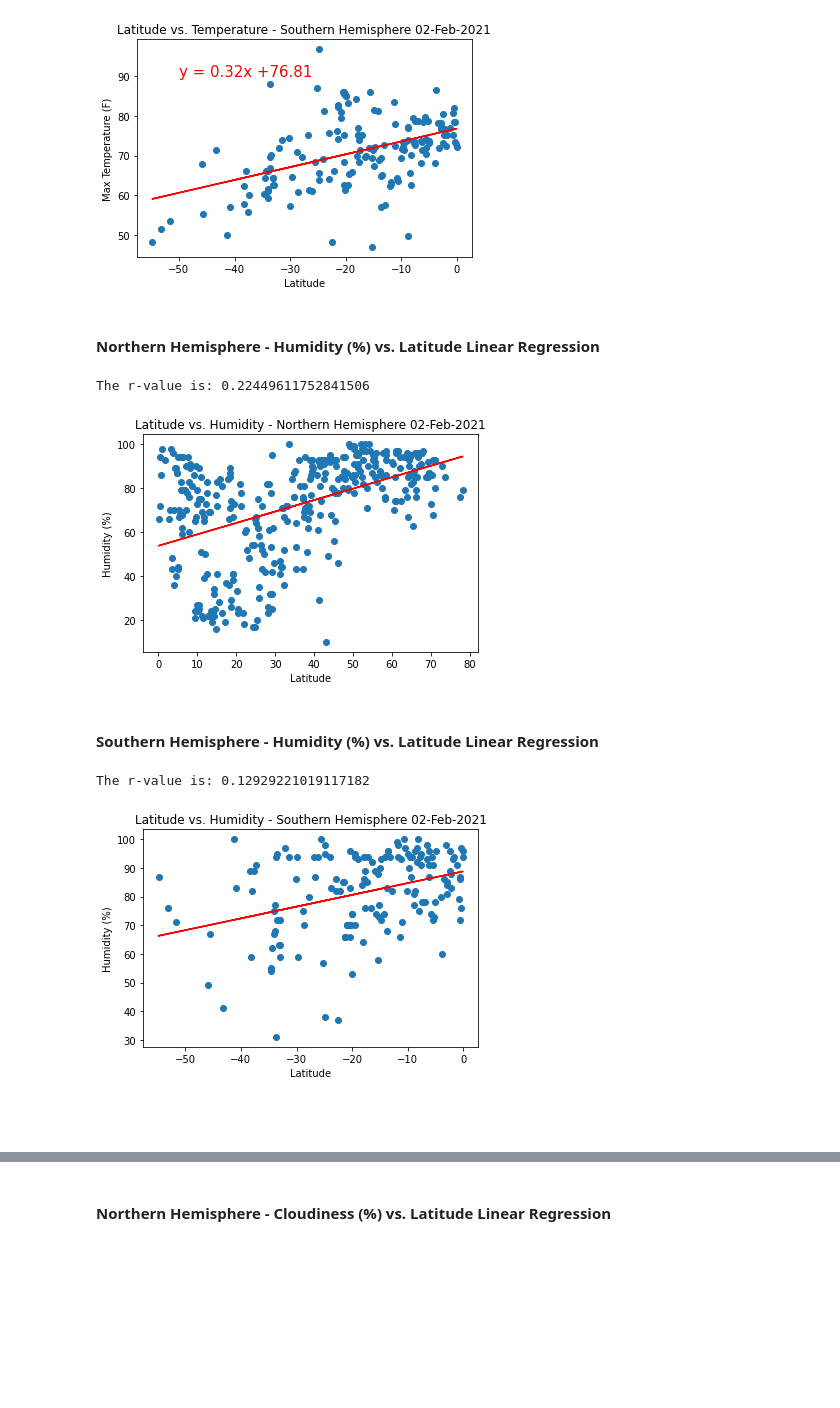
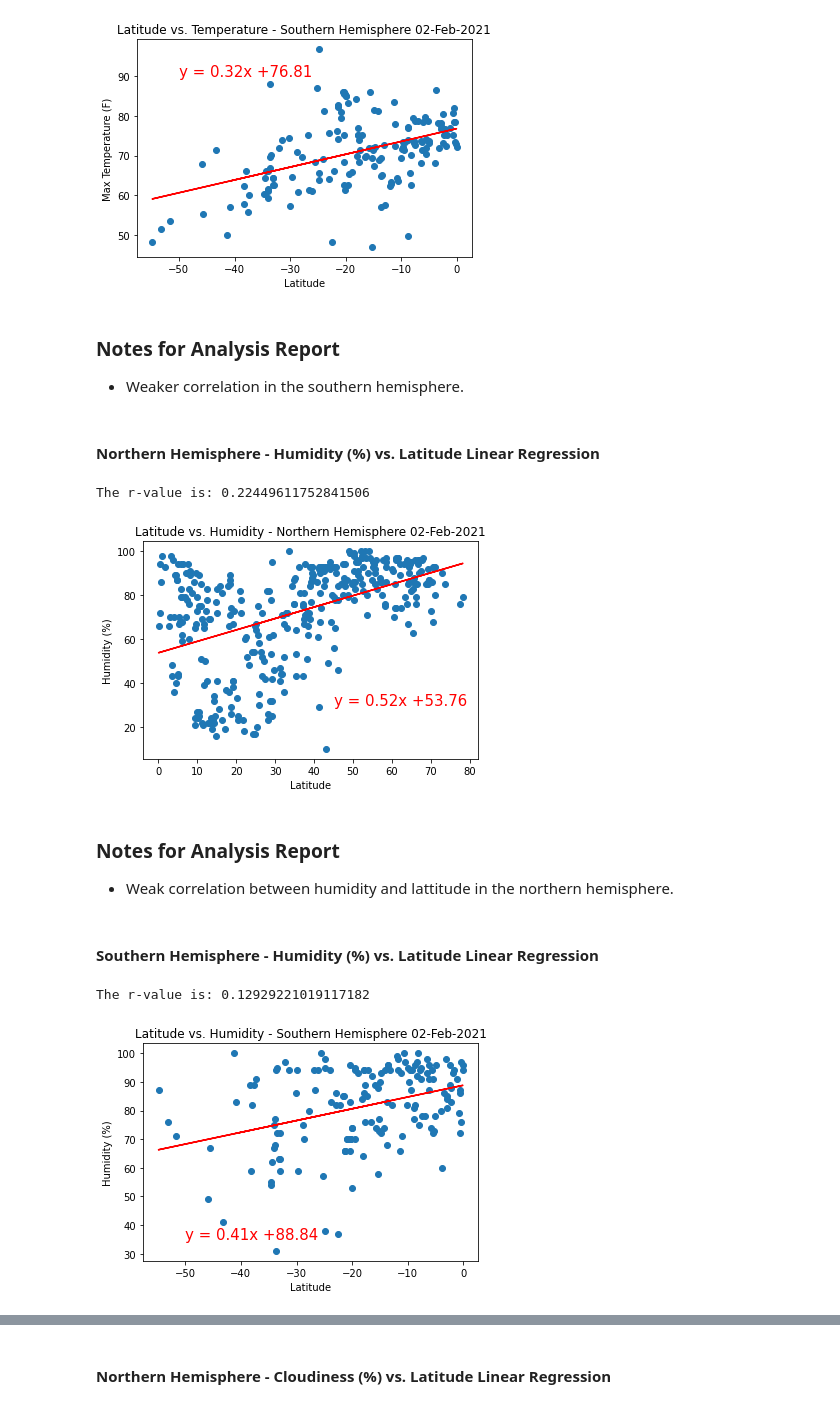
Before and after one commit to bentleyj68/python-api-challenge, a Jupyter notebook: WeatherPy/WeatherPy.ipynb, the cells around one changed output, grey strips where cells are left out. Cells and saved outputs as stored; diff of their text form; code cells hidden in the pictures; blank space fills up the shorter version.

```diff
--- a/WeatherPy/WeatherPy.ipynb
+++ b/WeatherPy/WeatherPy.ipynb
@@ -280,6 +322,9 @@ plt.show()
 # %% [output]
 The r-value is: 0.1997859704492127
 [figure]
+# %% [markdown]
+### Notes for Analysis Report
+* Weaker correlation in the southern hemisphere.
 # %% [markdown]
 ####  Northern Hemisphere - Humidity (%) vs. Latitude Linear Regression
 # %%
@@ -295,7 +340,7 @@ line_eq = "y = " + str(round(slope,2)) + "x +" + str(round(intercept,2))
 
 plt.scatter(x_values,y_values)
 plt.plot(x_values,regress_values,"r-")
-plt.annotate(line_eq,(0,0),fontsize=15,color="red")
+plt.annotate(line_eq,(45,30),fontsize=15,color="red")
 plt.xlabel("Latitude")
 plt.ylabel("Humidity (%)")
 plt.title(f"Latitude vs. Humidity - Northern Hemisphere {now}")
@@ -306,31 +351,34 @@ plt.savefig("Images/NorthLatHumidRegression.png")
 plt.show()
 # %% [output]
 The r-value is: 0.22449611752841506
-[figure, old version]
+[figure, new version]
+# %% [markdown]
+### Notes for Analysis Report
+* Weak correlation between humidity and lattitude in the northern hemisphere.
 # %% [markdown]
 ####  Southern Hemisphere - Humidity (%) vs. Latitude Linear Regression
 # %%
 x_values = south_hemisphere.Latitude
 y_values = south_hemisphere.Humidity
 (slope, intercept, rvalue, pvalue, stderr) = stats.linregress(x_values, y_values)
 
 # Get regression values
 regress_values = x_values * slope + intercept
 
 # Create line equation string
 line_eq = "y = " + str(round(slope,2)) + "x +" + str(round(intercept,2))
 
 plt.scatter(x_values,y_values)
 plt.plot(x_values,regress_values,"r-")
-plt.annotate(line_eq,(0,0),fontsize=15,color="red")
+plt.annotate(line_eq,(-50,35),fontsize=15,color="red")
 plt.xlabel("Latitude")
 plt.ylabel("Humidity (%)")
 plt.title(f"Latitude vs. Humidity - Southern Hemisphere {now}")
 # Print r value
 print(f"The r-value is: {rvalue**2}")
 plt.savefig("Images/SouthLatHumidRegression.png")
 
 plt.show()
 # %% [output]
 The r-value is: 0.12929221019117182
-[figure, old version]
+[figure, new version]
```
Also changed, not shown: parts of 26 cells of this notebook, 7 other files.
